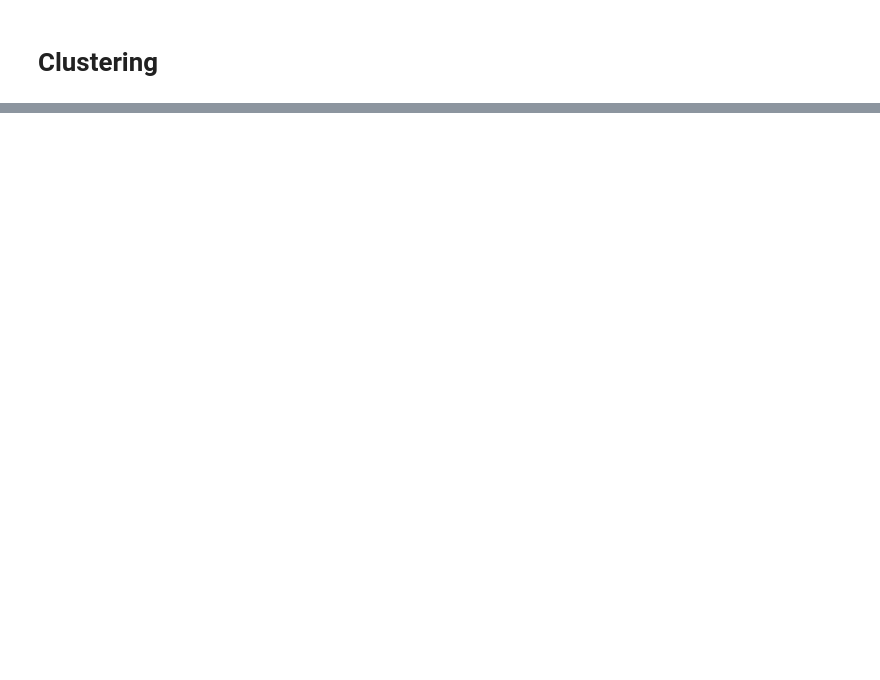
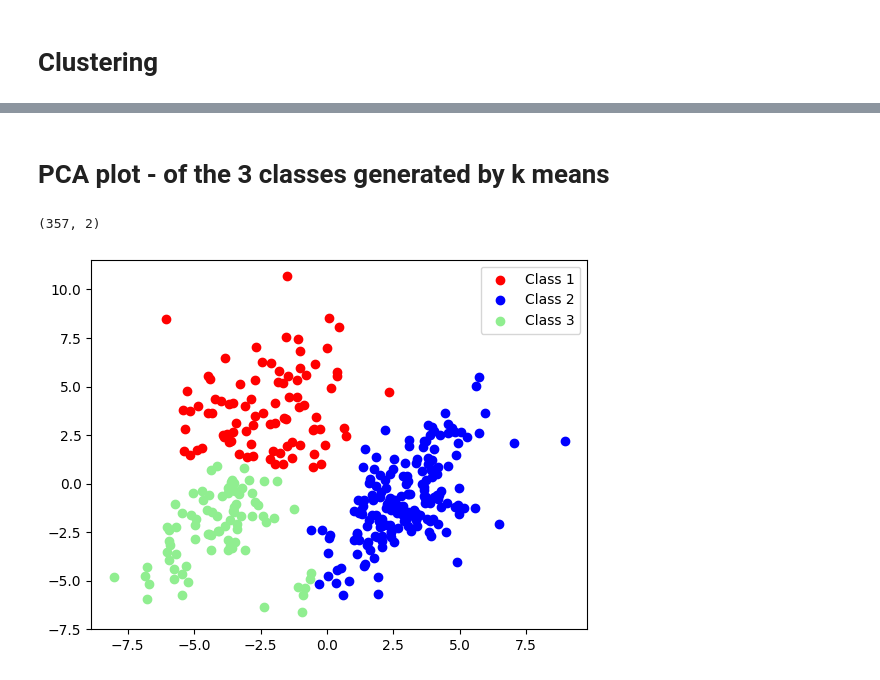
Before and after one commit to aworma4/Cost_of_living_GIS, a Jupyter notebook: feature_engineering.ipynb, the cells around one changed output, grey strips where cells are left out. Drawn from its saved outputs; the diff is of its cells as text; code cells hidden in the pictures; blank space fills up the shorter version.

```diff
--- a/feature_engineering.ipynb
+++ b/feature_engineering.ipynb
@@ -166,0 +176,10 @@ df_c
+# %%
+import pandas as pd
+import plotly.express as px
+from sklearn.decomposition import PCA
+
+
+df = pd.DataFrame(X_scaled_trans, columns=names)
+
+df_y = pd.DataFrame({Y_value: y})
+df.head(1)
@@ -166,0 +210,23 @@ df_c
+# %% [markdown]
+# PCA plot - of the 3 classes generated by k means
+# %%
+import matplotlib.pyplot as plt
+pca = PCA(n_components=2) #2-dimensional PCA
+df_pca = pca.fit_transform(df)
+
+np.shape(df_pca)
+# %% [output]
+(357, 2)
+# %%
+
+
+plt.scatter(df_pca[df['labels']==0][:,0], df_pca[df['labels']==0][:,1], label='Class 1', c='red')
+plt.scatter(df_pca[df['labels']==1][:,0], df_pca[df['labels']==1][:,1], label='Class 2', c='blue')
+plt.scatter(df_pca[df['labels']==2][:,0], df_pca[df['labels']==2][:,1], label='Class 3', c='lightgreen')
+# plt.scatter(df_pca[df['labels']==1], df[y==2][1], label='Class 2', c='blue')
+# plt.scatter(df_pca[df['labels']==2], df[y==3][1], label='Class 3', c='lightgreen')
+
+plt.legend()
+plt.show()
+# %% [output]
+[figure, added]
```
Also changed, not shown: parts of 24 cells of this notebook.
